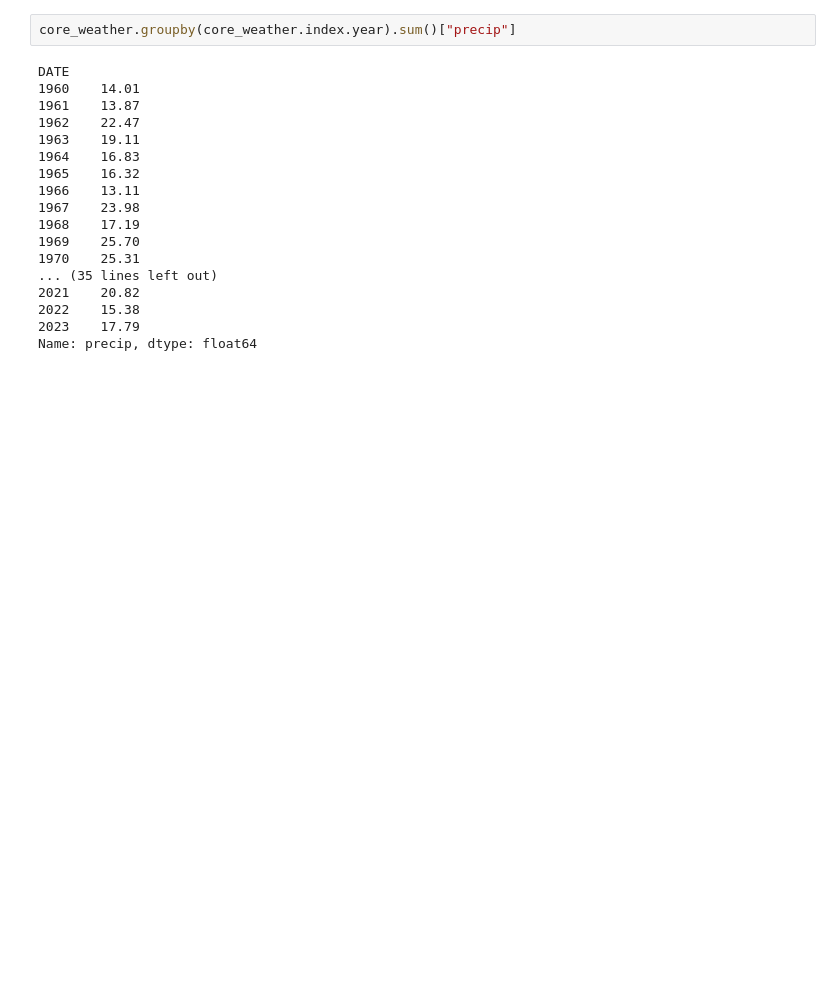
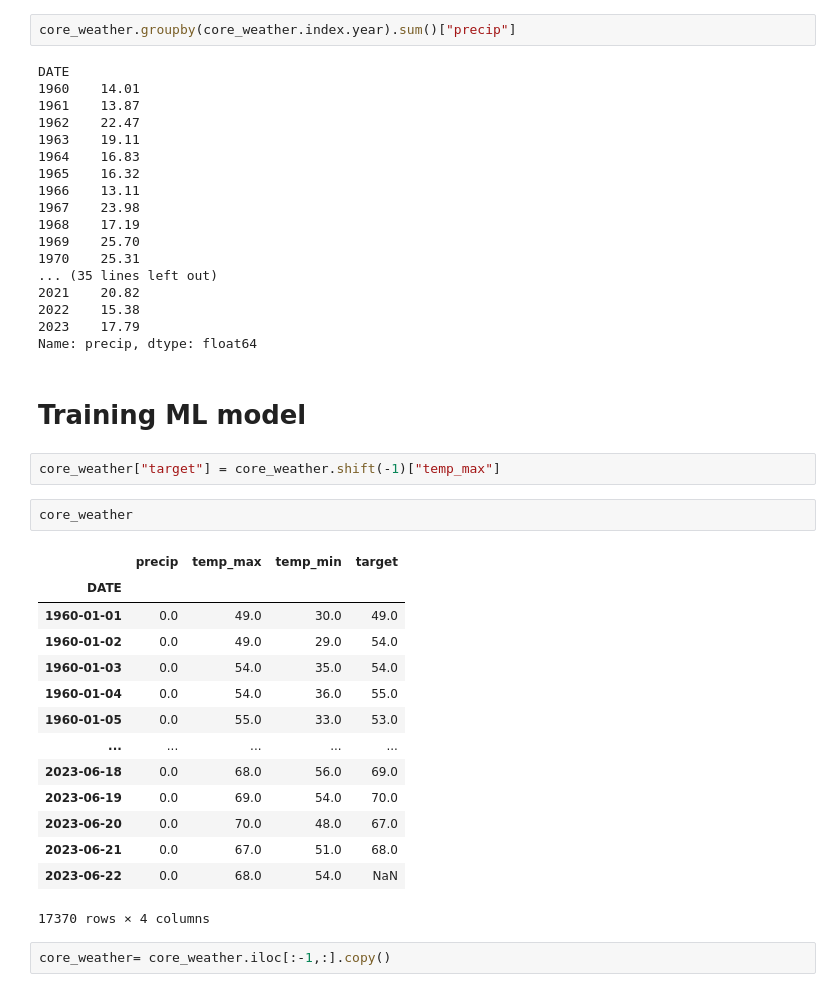
Before and after one commit to ashokrawatt/Weather-Prediction, a Jupyter notebook: weather.ipynb, the cells around one changed output. Saved outputs shown, nothing was run; the diff lists cells and outputs as text; blank space fills up the shorter version.

Commit message:
train the ml model

```diff
--- a/weather.ipynb
+++ b/weather.ipynb
@@ -267,3 +267,26 @@ DATE
 2022    15.38
 2023    17.79
 Name: precip, dtype: float64
+# %% [markdown]
+# Training ML model
+# %%
+core_weather["target"] = core_weather.shift(-1)["temp_max"]
+# %%
+core_weather
+# %% [output]
+|  | precip | temp_max | temp_min | target |
+| DATE |  |  |  |  |
+| 1960-01-01 | 0.0 | 49.0 | 30.0 | 49.0 |
+| 1960-01-02 | 0.0 | 49.0 | 29.0 | 54.0 |
+| 1960-01-03 | 0.0 | 54.0 | 35.0 | 54.0 |
+| 1960-01-04 | 0.0 | 54.0 | 36.0 | 55.0 |
+| 1960-01-05 | 0.0 | 55.0 | 33.0 | 53.0 |
+| ... | ... | ... | ... | ... |
+| 2023-06-18 | 0.0 | 68.0 | 56.0 | 69.0 |
+| 2023-06-19 | 0.0 | 69.0 | 54.0 | 70.0 |
+| 2023-06-20 | 0.0 | 70.0 | 48.0 | 67.0 |
+| 2023-06-21 | 0.0 | 67.0 | 51.0 | 68.0 |
+| 2023-06-22 | 0.0 | 68.0 | 54.0 | NaN |
+17370 rows × 4 columns
+# %%
+core_weather= core_weather.iloc[:-1,:].copy()
```
Also changed, not shown: parts of 9 cells of this notebook.
